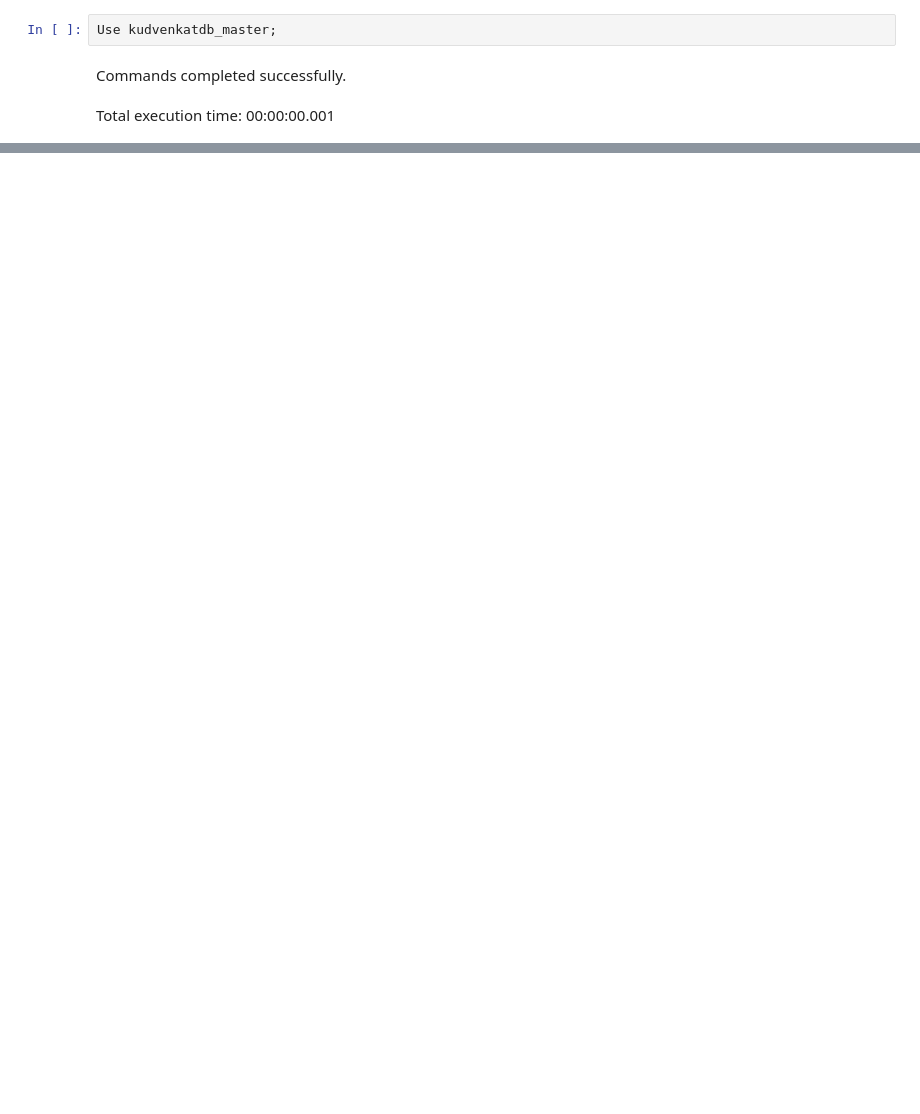
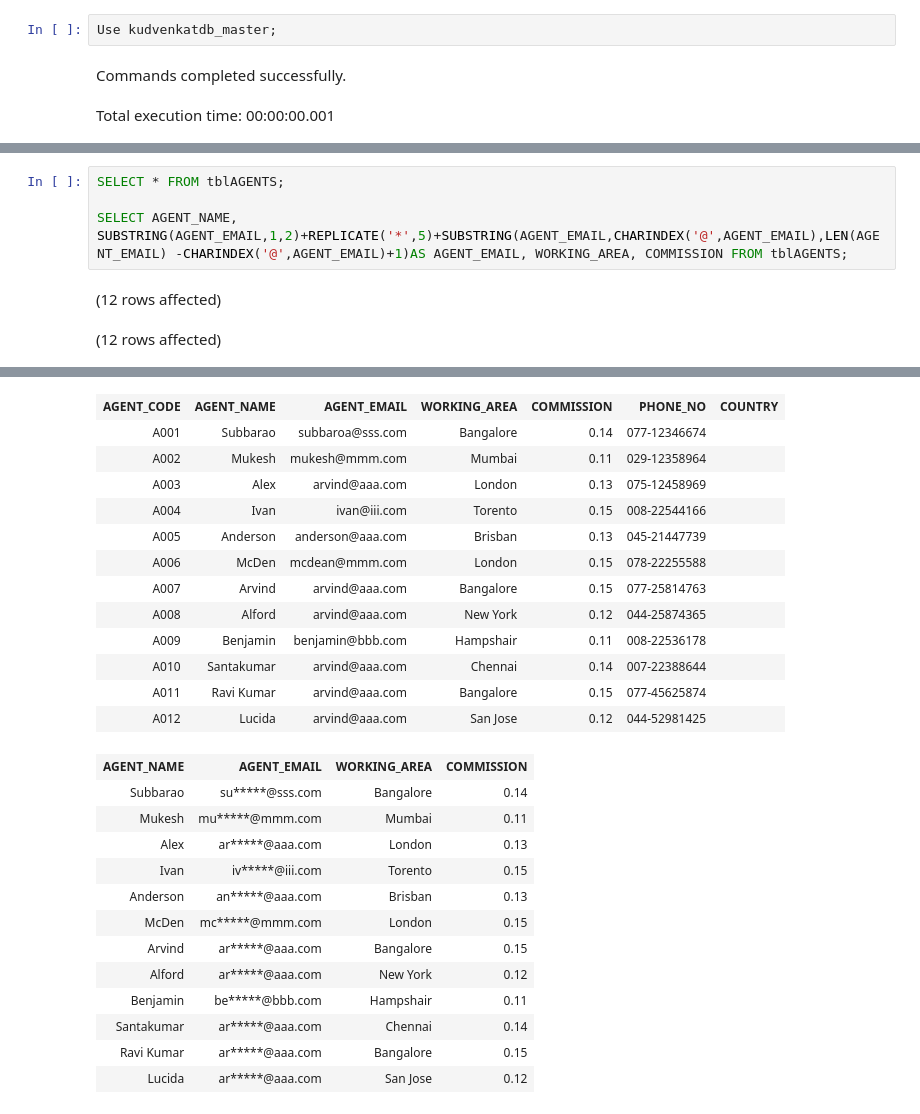
Before and after one commit to kanhaiya-bhayana-inc/Sql-server, a Jupyter notebook: Notebook 2 - Sql Server.ipynb, the cells around one changed output, grey strips where cells are left out. Cells and saved outputs as stored; diff of their text form; blank space fills up the shorter version.

```diff
--- a/Notebook 2 - Sql Server.ipynb
+++ b/Notebook 2 - Sql Server.ipynb
@@ -43,0 +124,7 @@ Total execution time: 00:00:00.001
+# %%
+SELECT * FROM tblAGENTS;
+
+SELECT AGENT_NAME, SUBSTRING(AGENT_EMAIL,1,2)+REPLICATE('*',5)+SUBSTRING(AGENT_EMAIL,CHARINDEX('@',AGENT_EMAIL),LEN(AGENT_EMAIL) -CHARINDEX('@',AGENT_EMAIL)+1)AS AGENT_EMAIL, WORKING_AREA, COMMISSION FROM tblAGENTS;
+# %% [output]
+(12 rows affected)
+(12 rows affected)
@@ -43,0 +132,26 @@ Total execution time: 00:00:00.001
+| AGENT_CODE | AGENT_NAME | AGENT_EMAIL | WORKING_AREA | COMMISSION | PHONE_NO | COUNTRY |
+| A001 | Subbarao | subbaroa@sss.com | Bangalore | 0.14 | 077-12346674 |  |
+| A002 | Mukesh | mukesh@mmm.com | Mumbai | 0.11 | 029-12358964 |  |
+| A003 | Alex | arvind@aaa.com | London | 0.13 | 075-12458969 |  |
+| A004 | Ivan | ivan@iii.com | Torento | 0.15 | 008-22544166 |  |
+| A005 | Anderson | anderson@aaa.com | Brisban | 0.13 | 045-21447739 |  |
+| A006 | McDen | mcdean@mmm.com | London | 0.15 | 078-22255588 |  |
+| A007 | Arvind | arvind@aaa.com | Bangalore | 0.15 | 077-25814763 |  |
+| A008 | Alford | arvind@aaa.com | New York | 0.12 | 044-25874365 |  |
+| A009 | Benjamin | benjamin@bbb.com | Hampshair | 0.11 | 008-22536178 |  |
+| A010 | Santakumar | arvind@aaa.com | Chennai | 0.14 | 007-22388644 |  |
+| A011 | Ravi Kumar | arvind@aaa.com | Bangalore | 0.15 | 077-45625874 |  |
+| A012 | Lucida | arvind@aaa.com | San Jose | 0.12 | 044-52981425 |  |
+| AGENT_NAME | AGENT_EMAIL | WORKING_AREA | COMMISSION |
+| Subbarao | su*****@sss.com | Bangalore | 0.14 |
+| Mukesh | mu*****@mmm.com | Mumbai | 0.11 |
+| Alex | ar*****@aaa.com | London | 0.13 |
+| Ivan | iv*****@iii.com | Torento | 0.15 |
+| Anderson | an*****@aaa.com | Brisban | 0.13 |
+| McDen | mc*****@mmm.com | London | 0.15 |
+| Arvind | ar*****@aaa.com | Bangalore | 0.15 |
+| Alford | ar*****@aaa.com | New York | 0.12 |
+| Benjamin | be*****@bbb.com | Hampshair | 0.11 |
+| Santakumar | ar*****@aaa.com | Chennai | 0.14 |
+| Ravi Kumar | ar*****@aaa.com | Bangalore | 0.15 |
+| Lucida | ar*****@aaa.com | San Jose | 0.12 |
```
Also changed, not shown: parts of 7 cells of this notebook.
